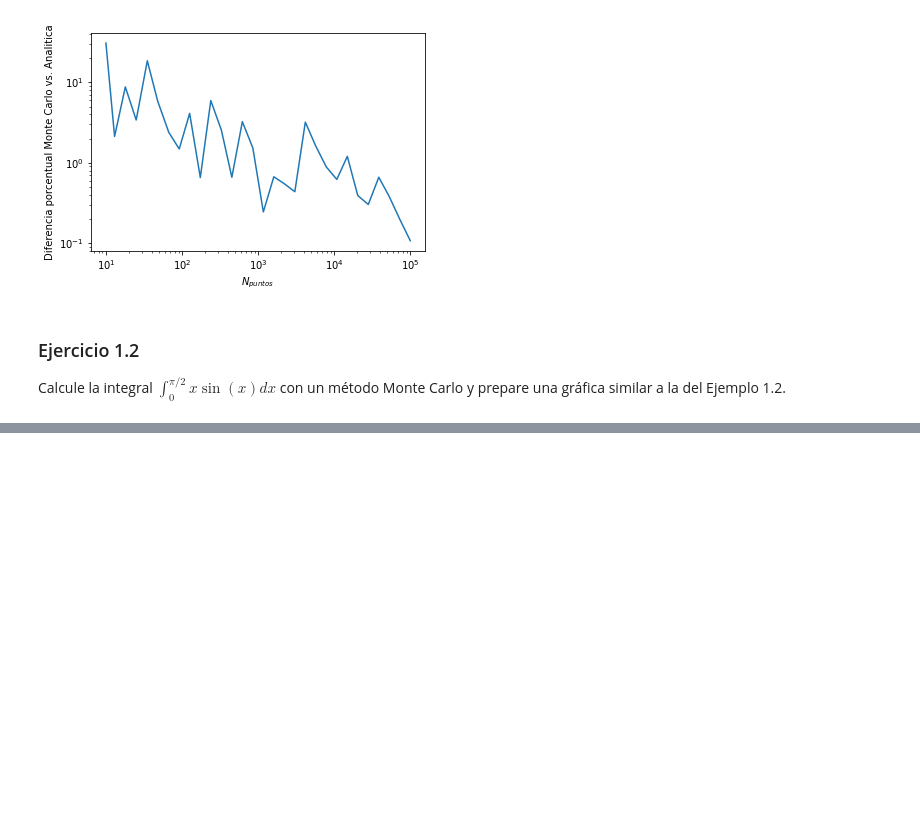
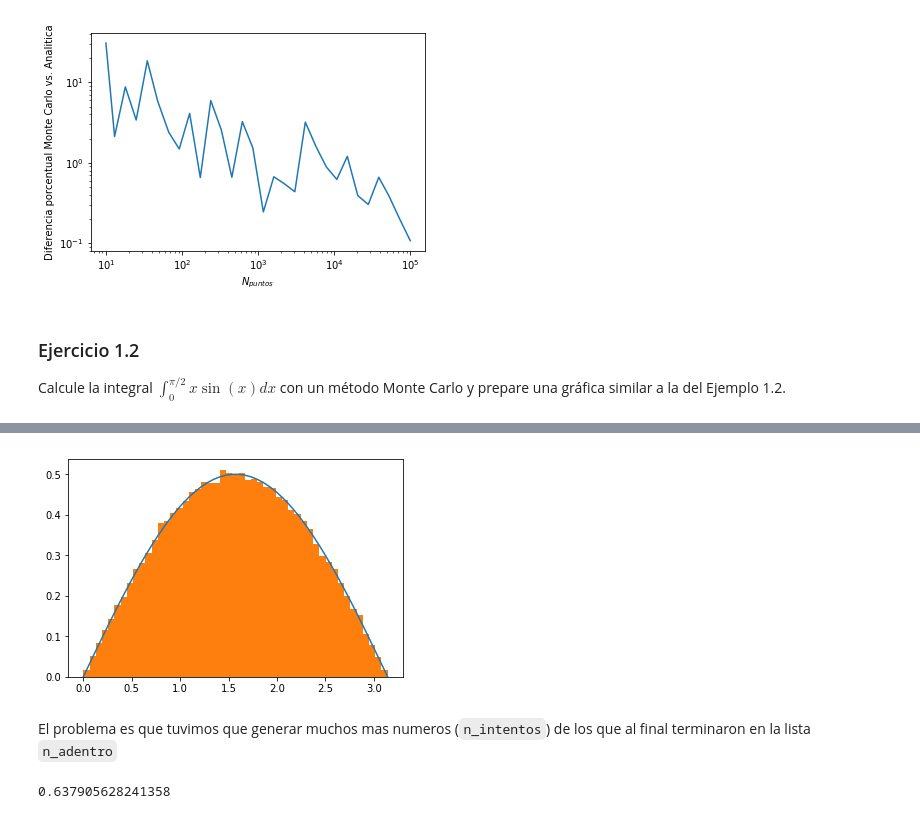
Before and after one commit to JoseMontanaC/Metodos_Computacionales, a Jupyter notebook: Repaso_Ejercicios/Ejercicio_5/Ejercicio_5.ipynb, the cells around one changed output, grey strips where cells are left out. Cells and saved outputs as stored; diff of their text form; code cells hidden in the pictures; blank space fills up the shorter version.

```diff
--- a/Repaso_Ejercicios/Ejercicio_5/Ejercicio_5.ipynb
+++ b/Repaso_Ejercicios/Ejercicio_5/Ejercicio_5.ipynb
@@ -117,0 +153,25 @@ Calcule la integral $\int_0^{\pi/2} x \sin(x)dx$ con un método Monte Carlo y pr
+# %%
+N = 100000
+
+n_adentro = 0
+n_intentos = 0
+lista = []
+while n_adentro < N:
+    x_i = np.random.random()*np.pi
+    y_i = np.random.random()*1/2
+    n_intentos += 1
+    if(y_i < f(x_i)):
+        lista.append(x_i)
+        n_adentro +=1
+# %%
+plt.plot(x, f(x))
+_ = plt.hist(lista, density=True, bins=x)
+# %% [output]
+[figure, added]
+# %% [markdown]
+El problema es que tuvimos que generar muchos mas numeros (`n_intentos`) de los que al final
+terminaron en la lista `n_adentro`
+# %%
+print(n_adentro/n_intentos)
+# %% [output]
+0.637905628241358
```
Also changed, not shown: parts of 18 cells of this notebook.
